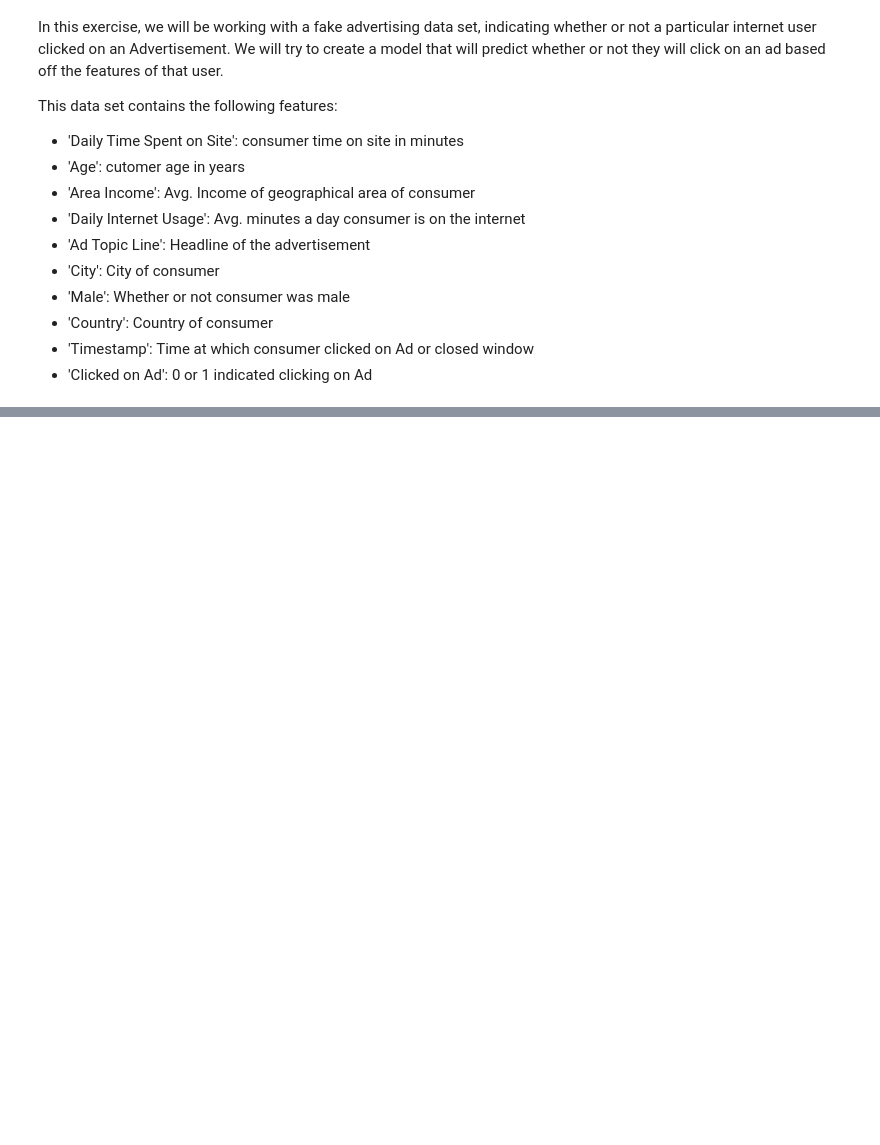
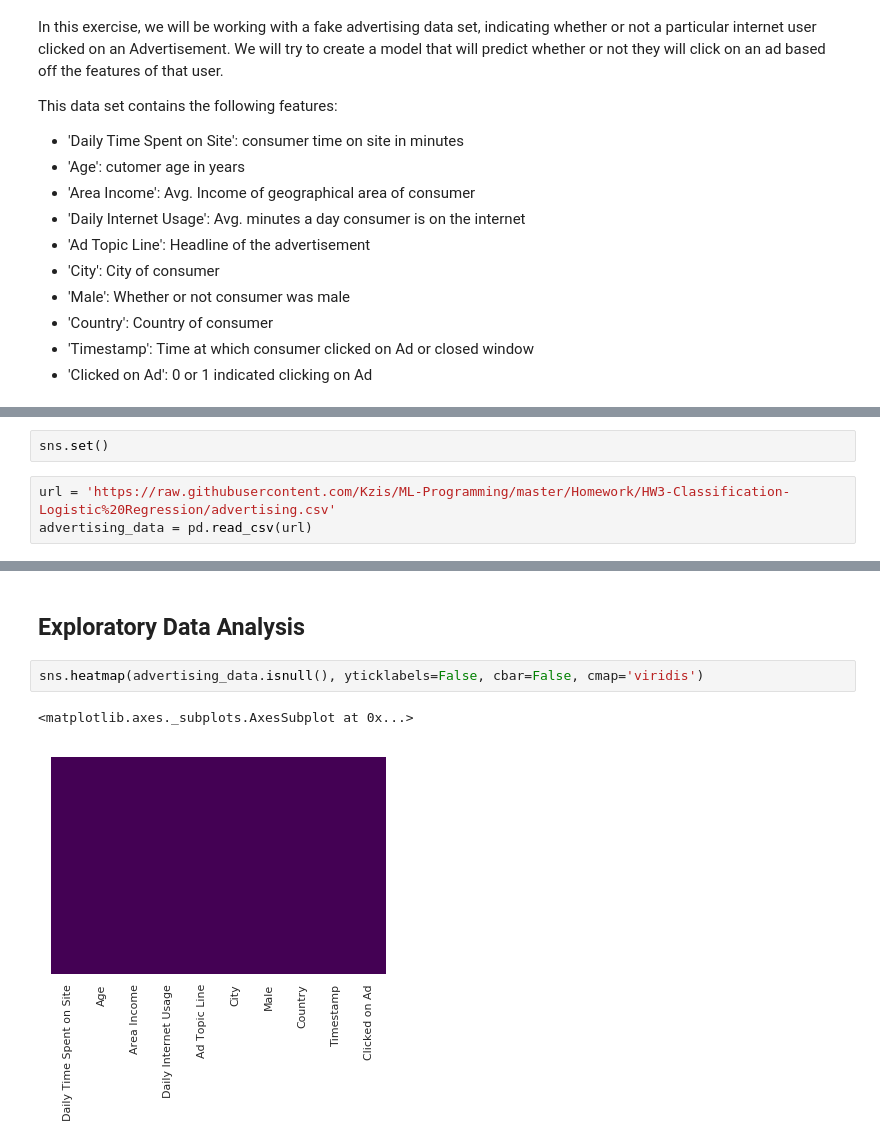
Before and after one commit to Kzis/ML-Programming, a Jupyter notebook: Homework/HW3-Classification-Logistic Regression/Logistic_Regression_Excersice.ipynb, the cells around one changed output, grey strips where cells are left out. Cells and saved outputs as stored; diff of their text form; blank space fills up the shorter version.

```diff
--- a/Homework/HW3-Classification-Logistic Regression/Logistic_Regression_Excersice.ipynb
+++ b/Homework/HW3-Classification-Logistic Regression/Logistic_Regression_Excersice.ipynb
@@ -20,0 +28,5 @@ This data set contains the following features:
+# %%
+sns.set()
+# %%
+url = 'https://raw.githubusercontent.com/Kzis/ML-Programming/master/Homework/HW3-Classification-Logistic%20Regression/advertising.csv'
+advertising_data = pd.read_csv(url)
@@ -20,0 +42,7 @@ This data set contains the following features:
+# %% [markdown]
+## Exploratory Data Analysis
+# %%
+sns.heatmap(advertising_data.isnull(), yticklabels=False, cbar=False, cmap='viridis')
+# %% [output]
+<matplotlib.axes._subplots.AxesSubplot at 0x...>
+[figure, added]
```
Also changed, not shown: parts of 15 cells of this notebook.
